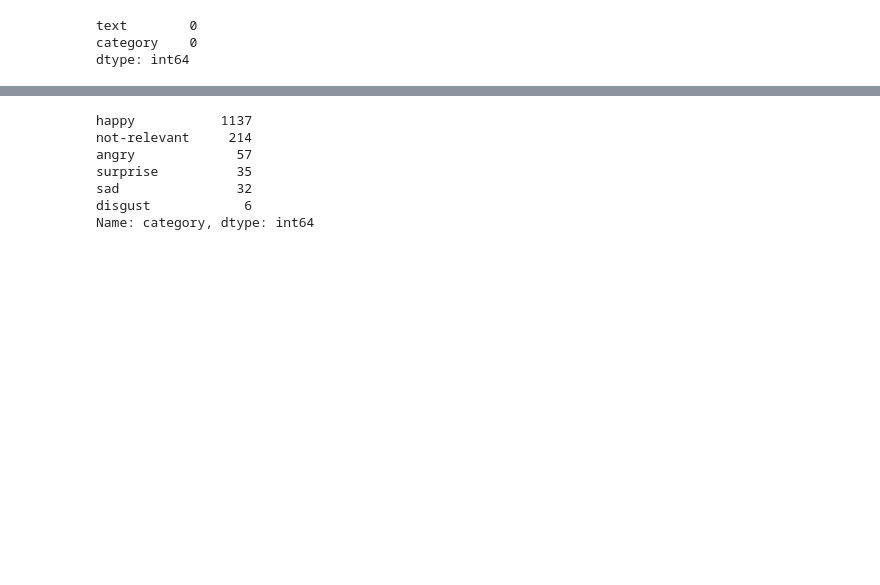
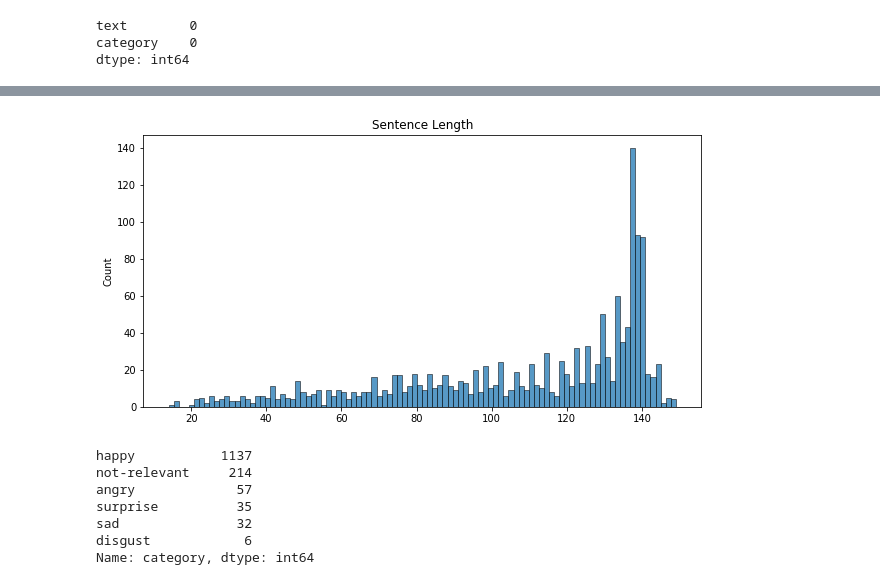
Before and after one commit to baotramduong/Twitter-Sentiment-Analysis-with-Deep-Learning-using-BERT, a Jupyter notebook: Notebook.ipynb, the cells around one changed output, grey strips where cells are left out. Drawn from its saved outputs; the diff is of its cells as text; code cells hidden in the pictures; blank space fills up the shorter version.

```diff
--- a/Notebook.ipynb
+++ b/Notebook.ipynb
@@ -82,6 +82,18 @@ df = df[~df.category.str.contains('\|')]
 # %%
 #drop irrelevent class
 df = df[df.category != 'nocode']
+# %%
+import matplotlib.pyplot as plt
+import seaborn as sns
+
+#need equal length sentences
+#plot hist of sentence length
+plt.figure(figsize=(10, 5))
+sns.histplot([len(s) for s in df.text], bins=100)
+plt.title('Sentence Length')
+plt.show()
+# %% [output]
+[figure, added]
 # %%
 #final classes
 df.category.value_counts()
```
Also changed, not shown: parts of 15 cells of this notebook.
